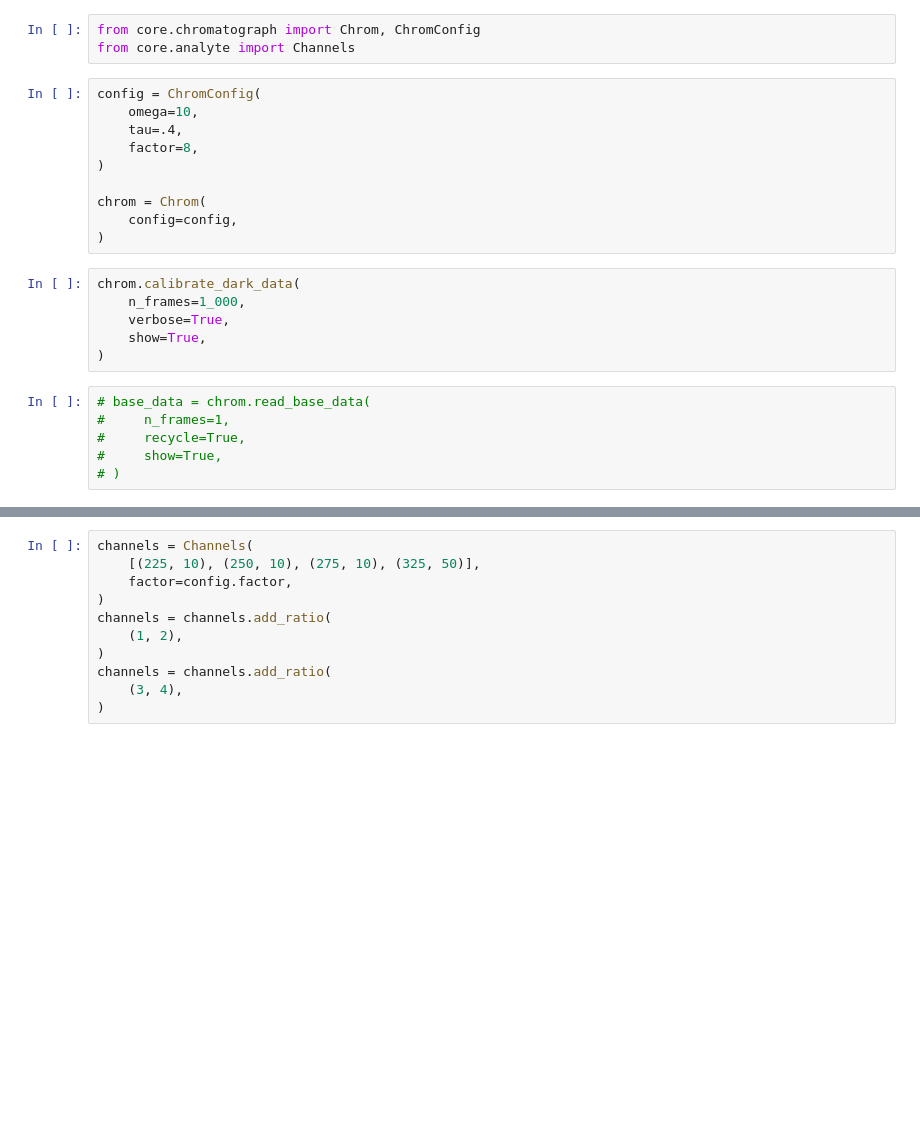
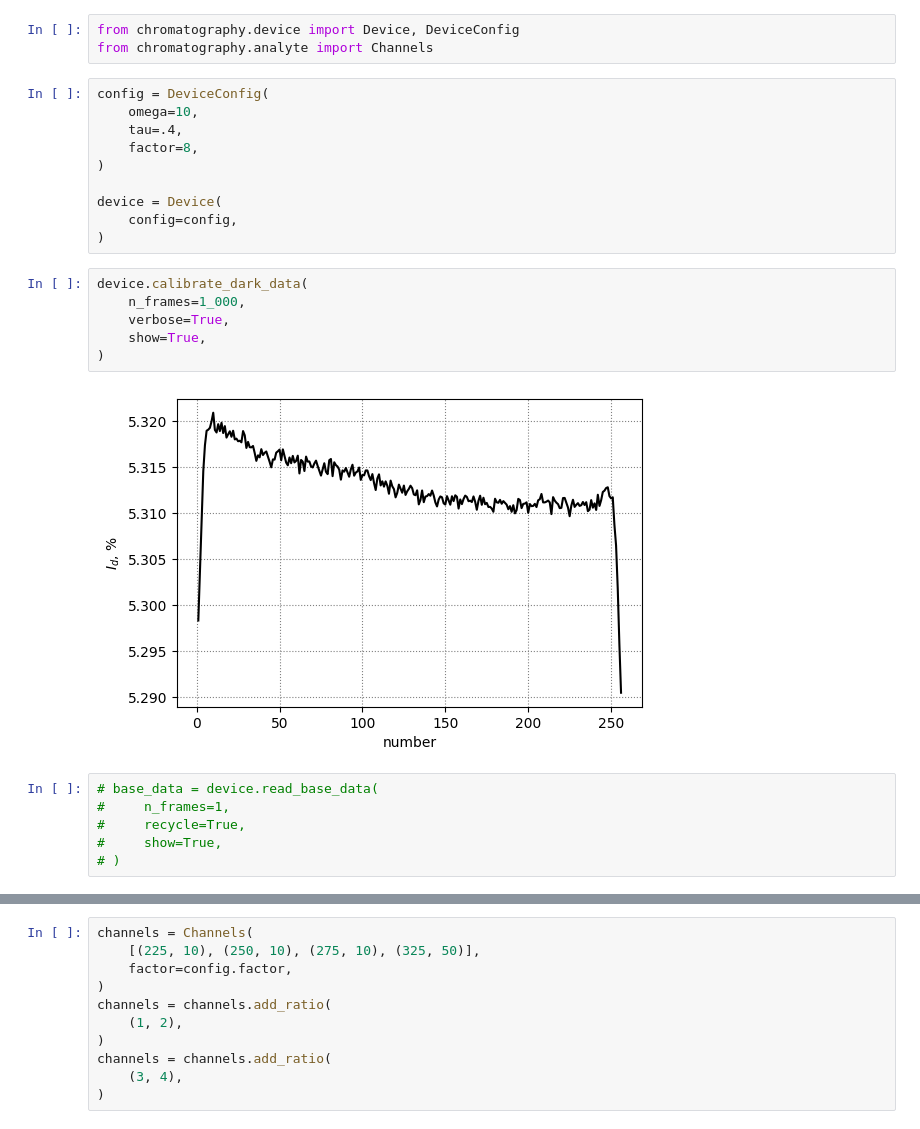
Before and after one commit to Exinker/chromatography, a Jupyter notebook: app.ipynb, the cells around one changed output, grey strips where cells are left out. Drawn from its saved outputs; the diff is of its cells as text; blank space fills up the shorter version.

```diff
--- a/app.ipynb
+++ b/app.ipynb
@@ -1,24 +1,26 @@
 # %%
-from core.chromatograph import Chrom, ChromConfig
-from core.analyte import Channels
+from chromatography.device import Device, DeviceConfig
+from chromatography.analyte import Channels
 # %%
-config = ChromConfig(
+config = DeviceConfig(
     omega=10,
     tau=.4,
     factor=8,
 )
 
-chrom = Chrom(
+device = Device(
     config=config,
 )
 # %%
-chrom.calibrate_dark_data(
+device.calibrate_dark_data(
     n_frames=1_000,
     verbose=True,
     show=True,
 )
+# %% [output]
+[figure, added]
 # %%
-# base_data = chrom.read_base_data(
+# base_data = device.read_base_data(
 #     n_frames=1,
 #     recycle=True,
 #     show=True,
```
Also changed, not shown: parts of 4 cells of this notebook, 14 other files.
